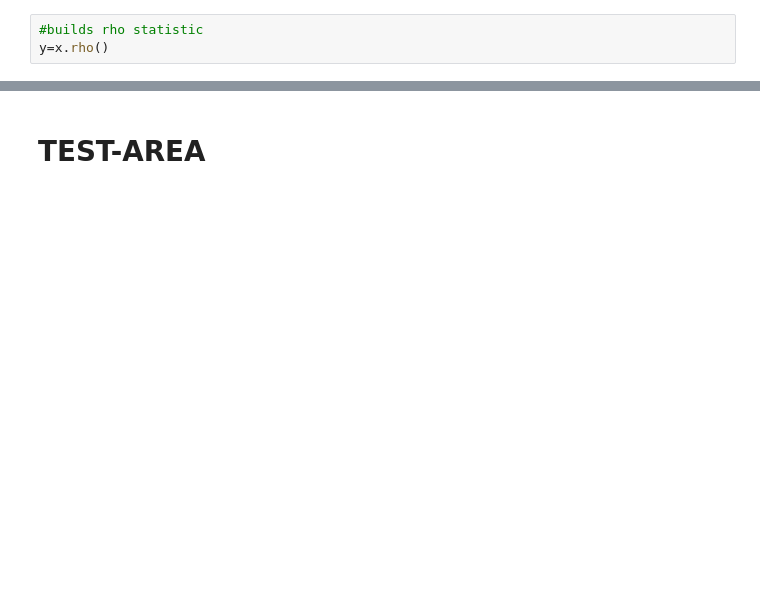
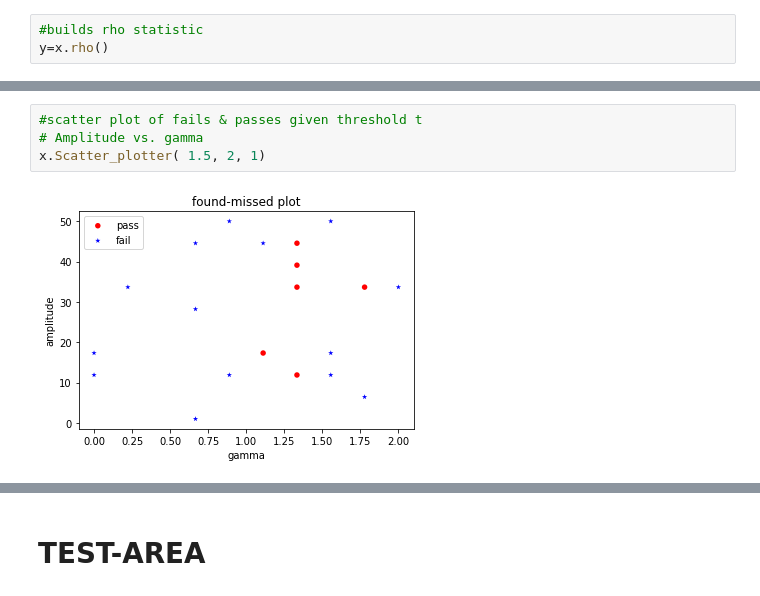
Before and after one commit to mickbrawler/Waveforms, a Jupyter notebook: OnSource_part_1.ipynb, the cells around one changed output, grey strips where cells are left out. Drawn from its saved outputs; the diff is of its cells as text; blank space fills up the shorter version.

```diff
--- a/OnSource_part_1.ipynb
+++ b/OnSource_part_1.ipynb
@@ -533,0 +606,6 @@ Need-fixing:
+# %%
+#scatter plot of fails & passes given threshold t
+# Amplitude vs. gamma
+x.Scatter_plotter( 1.5, 2, 1)
+# %% [output]
+[figure, added]
```
Also changed, not shown: parts of 11 cells of this notebook.
